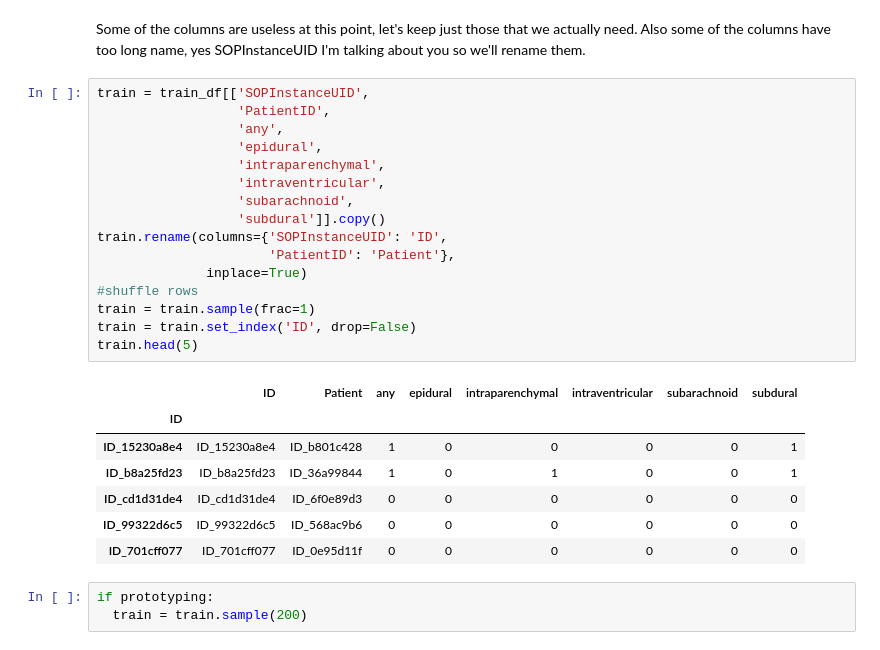
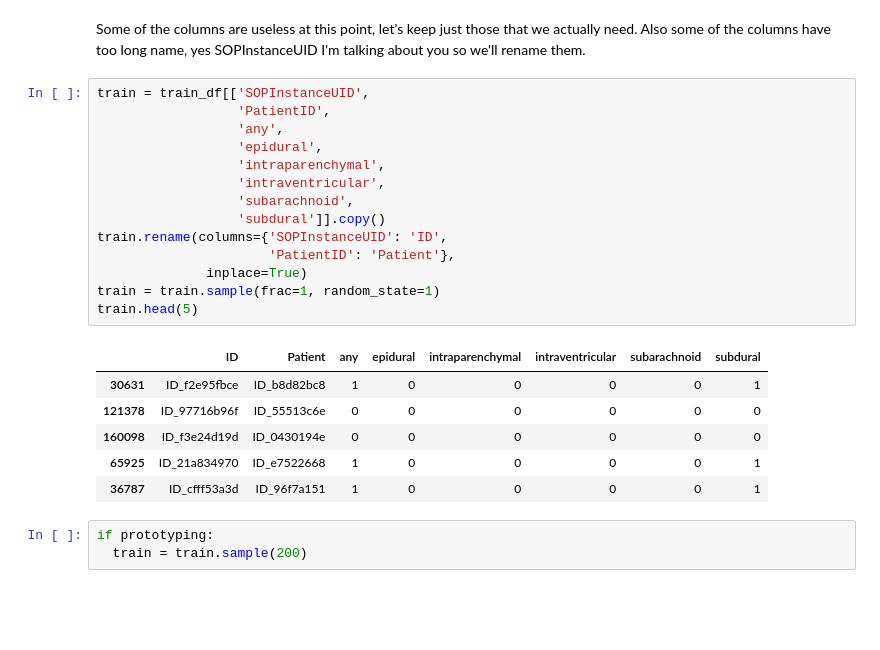
Before and after one commit to dominikklepl/Neural-Networks---Intracranial-hemorrhage-detection, a Jupyter notebook: 03_Transfer_learning.ipynb, the cells around one changed output. Drawn from its saved outputs; the diff is of its cells as text; blank space fills up the shorter version.

```diff
--- a/03_Transfer_learning.ipynb
+++ b/03_Transfer_learning.ipynb
@@ -131,27 +135,24 @@ Some of the columns are useless at this point, let's keep just those that we act
 # %%
 train = train_df[['SOPInstanceUID',
                   'PatientID',
                   'any',
                   'epidural',
                   'intraparenchymal',
                   'intraventricular',
                   'subarachnoid',
                   'subdural']].copy()
 train.rename(columns={'SOPInstanceUID': 'ID',
                       'PatientID': 'Patient'},
               inplace=True)
-#shuffle rows
-train = train.sample(frac=1)
-train = train.set_index('ID', drop=False)
+train = train.sample(frac=1, random_state=1)
 train.head(5)
 # %% [output]
 |  | ID | Patient | any | epidural | intraparenchymal | intraventricular | subarachnoid | subdural |
-| ID |  |  |  |  |  |  |  |  |
-| ID_15230a8e4 | ID_15230a8e4 | ID_b801c428 | 1 | 0 | 0 | 0 | 0 | 1 |
-| ID_b8a25fd23 | ID_b8a25fd23 | ID_36a99844 | 1 | 0 | 1 | 0 | 0 | 1 |
-| ID_cd1d31de4 | ID_cd1d31de4 | ID_6f0e89d3 | 0 | 0 | 0 | 0 | 0 | 0 |
-| ID_99322d6c5 | ID_99322d6c5 | ID_568ac9b6 | 0 | 0 | 0 | 0 | 0 | 0 |
-| ID_701cff077 | ID_701cff077 | ID_0e95d11f | 0 | 0 | 0 | 0 | 0 | 0 |
+| 30631 | ID_f2e95fbce | ID_b8d82bc8 | 1 | 0 | 0 | 0 | 0 | 1 |
+| 121378 | ID_97716b96f | ID_55513c6e | 0 | 0 | 0 | 0 | 0 | 0 |
+| 160098 | ID_f3e24d19d | ID_0430194e | 0 | 0 | 0 | 0 | 0 | 0 |
+| 65925 | ID_21a834970 | ID_e7522668 | 1 | 0 | 0 | 0 | 0 | 1 |
+| 36787 | ID_cfff53a3d | ID_96f7a151 | 1 | 0 | 0 | 0 | 0 | 1 |
 # %%
 if prototyping:
   train = train.sample(200)
```
Also changed, not shown: parts of 34 cells of this notebook.
